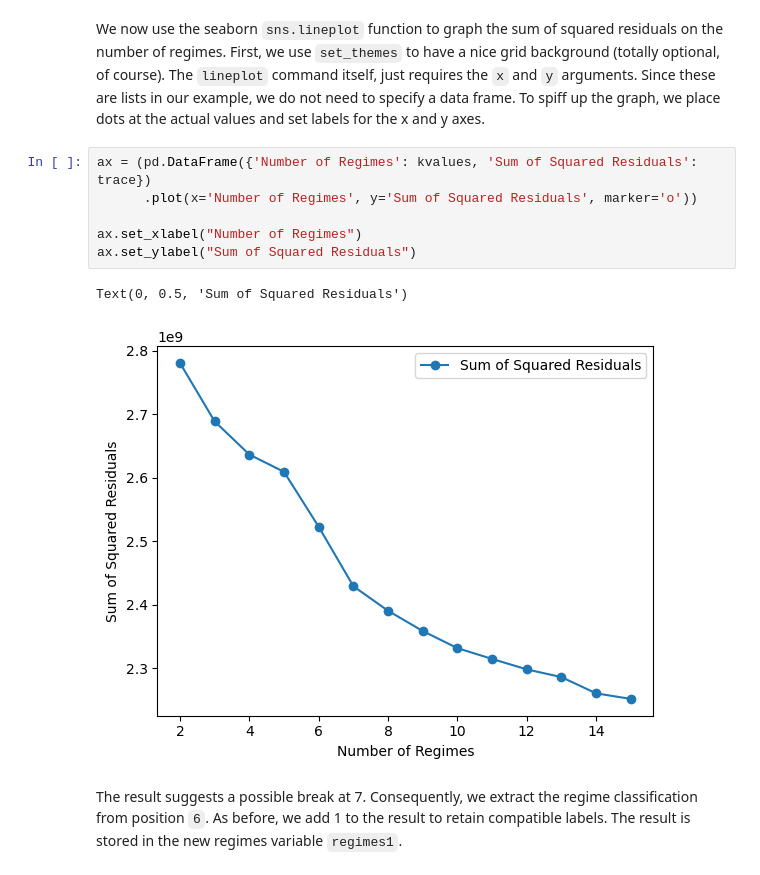
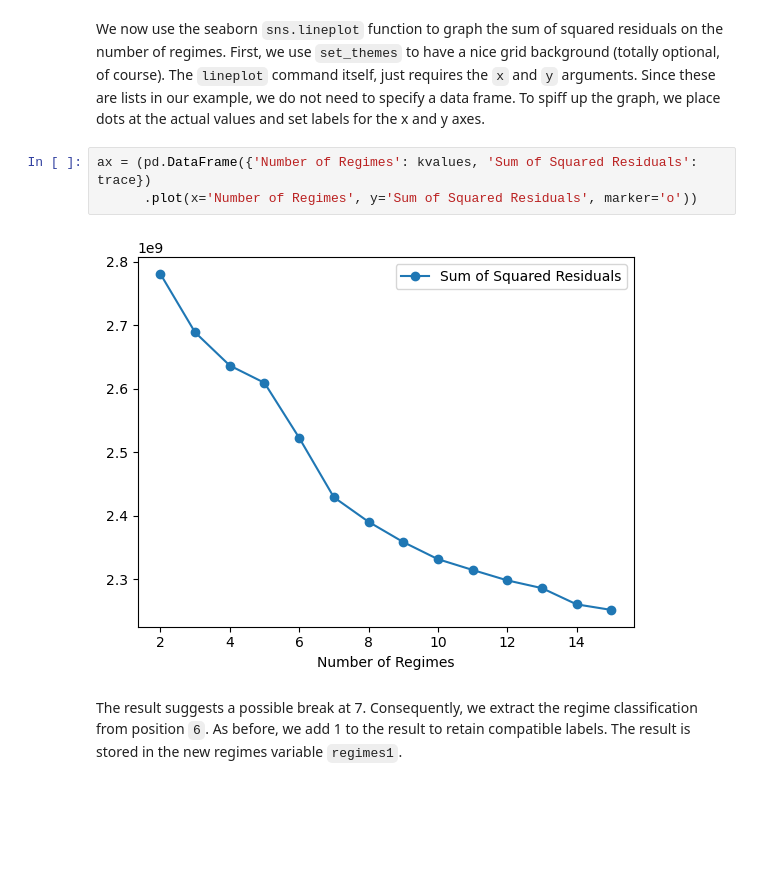
Before and after one commit to knaaptime/cogs-course-template, a Jupyter notebook: content/07_spatial_regression.ipynb, the cells around one changed output. Saved outputs shown, nothing was run; the diff lists cells and outputs as text; blank space fills up the shorter version.

```diff
--- a/content/07_spatial_regression.ipynb
+++ b/content/07_spatial_regression.ipynb
@@ -1739,12 +1739,8 @@ We now use the seaborn `sns.lineplot` function to graph the sum of squared resid
 # %%
 ax = (pd.DataFrame({'Number of Regimes': kvalues, 'Sum of Squared Residuals': trace})
       .plot(x='Number of Regimes', y='Sum of Squared Residuals', marker='o'))
-
-ax.set_xlabel("Number of Regimes")
-ax.set_ylabel("Sum of Squared Residuals")
 # %% [output]
-Text(0, 0.5, 'Sum of Squared Residuals')
-[figure, old version]
+[figure, new version]
 # %% [markdown]
 The result suggests a possible break at 7. Consequently, we extract the regime classification from position `6`. As before, we add 1 to the result to retain compatible labels. The result is stored in the new regimes variable `regimes1`.
 # %%
```
